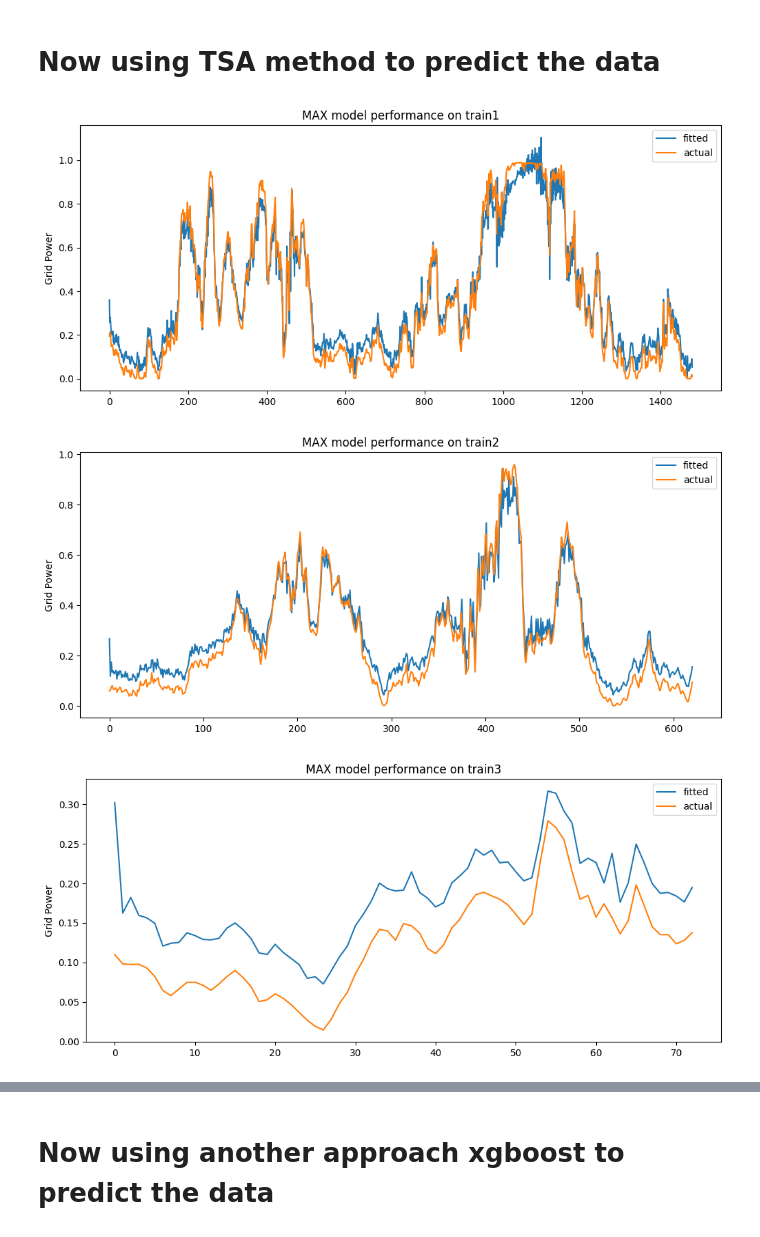
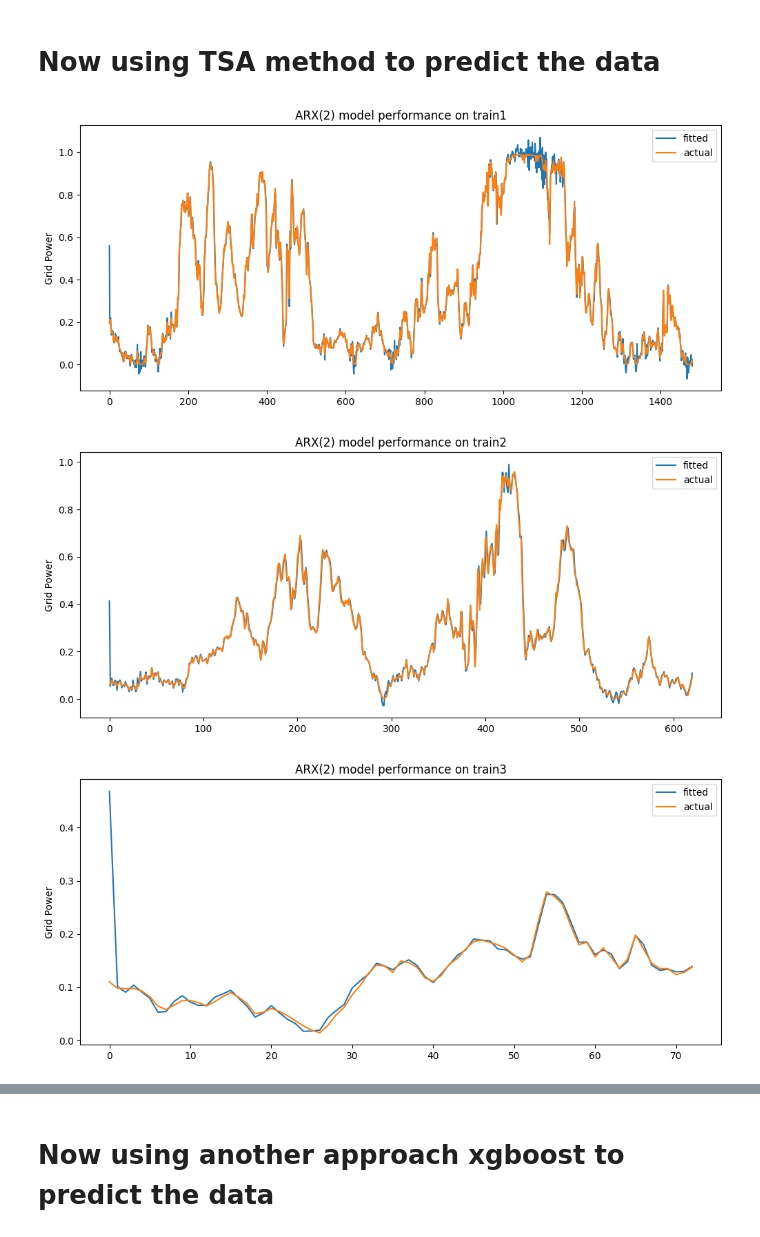
Before and after one commit to Lemonade0007/BDAI, a Jupyter notebook: Project/project.ipynb, the cells around one changed output, grey strips where cells are left out. Cells and saved outputs as stored; diff of their text form; code cells hidden in the pictures.

```diff
--- a/Project/project.ipynb
+++ b/Project/project.ipynb
@@ -367,25 +367,25 @@ tensor(0.1507)
 # %% [markdown]
 # Now using TSA method to predict the data
 # %%
-# According to ACF, PACF, we choose MAX(2) model
+# According to ACF, PACF, we choose ARX(2) model
 # Train with train1
 import statsmodels.api as sm
 MAX_model = sm.tsa.SARIMAX(endog=train1[:,0].astype('float64'),
                         exog=train1[:,1].astype('float64'),
-                        order=(0,0,2))
+                        order=(2,0,0))
 res = MAX_model.fit()
 # %%
 # Performance on train1 itself
 import matplotlib.pyplot as plt
 fig = plt.figure(figsize=(12, 5))
 plt.plot(res.fittedvalues, label="fitted")
 plt.plot(train1[:,0], label="actual")
 plt.legend(loc='upper right')
-plt.title("MAX model performance on train1")
+plt.title("ARX(2) model performance on train1")
 plt.ylabel("Grid Power")
 plt.savefig(fname="ORIGtrain1.png")
 # %% [output]
-[figure, old version]
+[figure, new version]
 # %%
 # Performance on train2 with the same parameters
 res2 = res.apply(endog=train2[:,0],exog=train2[:,1])
@@ -393,11 +393,11 @@ fig = plt.figure(figsize=(12, 5))
 plt.plot(res2.fittedvalues, label="fitted")
 plt.plot(train2[:,0], label="actual")
 plt.legend(loc='upper right')
-plt.title("MAX model performance on train2")
+plt.title("ARX(2) model performance on train2")
 plt.ylabel("Grid Power")
 plt.savefig(fname="ORIGtrain2.png")
 # %% [output]
-[figure, old version]
+[figure, new version]
 # %%
 # Performance on train3 with the same parameters
 res3 = res.apply(endog=train3[:,0],exog=train3[:,1])
@@ -405,11 +405,11 @@ fig = plt.figure(figsize=(12, 5))
 plt.plot(res3.fittedvalues, label="fitted")
 plt.plot(train3[:,0], label="actual")
 plt.legend(loc='upper right')
-plt.title("MAX model performance on train3")
+plt.title("ARX(2) model performance on train3")
 plt.ylabel("Grid Power")
 plt.savefig(fname="ORIGtrain3.png")
 # %% [output]
-[figure, old version]
+[figure, new version]
 # %%
 # Performance on test with the same parameters
 res4 = res.apply(endog=test[:,0],exog=test[:,1])
```
Also changed, not shown: parts of 3 cells of this notebook.
